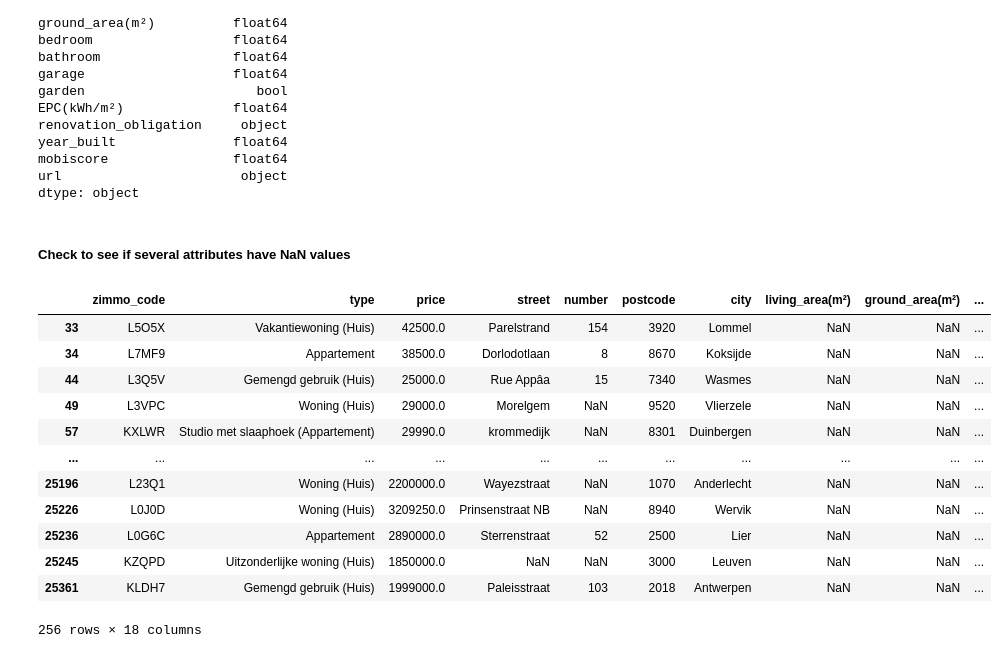
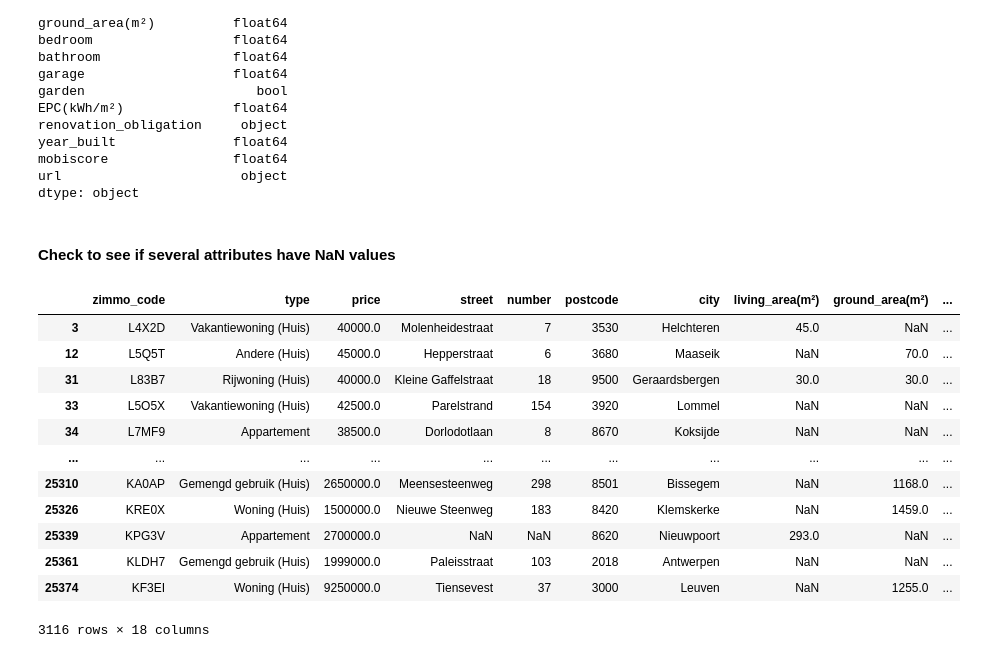
Before and after one commit to hermstefanny/immo-eliza-analysis, a Jupyter notebook: cleaning_notebook.ipynb, the cells around one changed output. Drawn from its saved outputs; the diff is of its cells as text; code cells hidden in the pictures.

Commit message:
Last columns analysis

```diff
--- a/cleaning_notebook.ipynb
+++ b/cleaning_notebook.ipynb
@@ -242,20 +261,21 @@ mobiscore                float64
 url                       object
 dtype: object
 # %% [markdown]
-##### Check to see if several attributes have NaN values
+#### Check to see if several attributes have NaN values
 # %%
-raw_df[raw_df[['bedroom', 'bathroom', 'living_area(m²)', 'ground_area(m²)']].isna().all(axis=1)]
+## Drop these records
+raw_df[raw_df[['bedroom']].isna().all(axis=1)]
 # %% [output]
 |  | zimmo_code | type | price | street | number | postcode | city | living_area(m²) | ground_area(m²) | ... |
+| 3 | L4X2D | Vakantiewoning (Huis) | 40000.0 | Molenheidestraat | 7 | 3530 | Helchteren | 45.0 | NaN | ... |
+| 12 | L5Q5T | Andere (Huis) | 45000.0 | Hepperstraat | 6 | 3680 | Maaseik | NaN | 70.0 | ... |
+| 31 | L83B7 | Rijwoning (Huis) | 40000.0 | Kleine Gaffelstraat | 18 | 9500 | Geraardsbergen | 30.0 | 30.0 | ... |
 | 33 | L5O5X | Vakantiewoning (Huis) | 42500.0 | Parelstrand | 154 | 3920 | Lommel | NaN | NaN | ... |
 | 34 | L7MF9 | Appartement | 38500.0 | Dorlodotlaan | 8 | 8670 | Koksijde | NaN | NaN | ... |
-| 44 | L3Q5V | Gemengd gebruik (Huis) | 25000.0 | Rue Appâa | 15 | 7340 | Wasmes | NaN | NaN | ... |
-| 49 | L3VPC | Woning (Huis) | 29000.0 | Morelgem | NaN | 9520 | Vlierzele | NaN | NaN | ... |
-| 57 | KXLWR | Studio met slaaphoek (Appartement) | 29990.0 | krommedijk | NaN | 8301 | Duinbergen | NaN | NaN | ... |
 | ... | ... | ... | ... | ... | ... | ... | ... | ... | ... | ... |
-| 25196 | L23Q1 | Woning (Huis) | 2200000.0 | Wayezstraat | NaN | 1070 | Anderlecht | NaN | NaN | ... |
-| 25226 | L0J0D | Woning (Huis) | 3209250.0 | Prinsenstraat NB | NaN | 8940 | Wervik | NaN | NaN | ... |
-| 25236 | L0G6C | Appartement | 2890000.0 | Sterrenstraat | 52 | 2500 | Lier | NaN | NaN | ... |
-| 25245 | KZQPD | Uitzonderlijke woning (Huis) | 1850000.0 | NaN | NaN | 3000 | Leuven | NaN | NaN | ... |
+| 25310 | KA0AP | Gemengd gebruik (Huis) | 2650000.0 | Meensesteenweg | 298 | 8501 | Bissegem | NaN | 1168.0 | ... |
+| 25326 | KRE0X | Woning (Huis) | 1500000.0 | Nieuwe Steenweg | 183 | 8420 | Klemskerke | NaN | 1459.0 | ... |
+| 25339 | KPG3V | Appartement | 2700000.0 | NaN | NaN | 8620 | Nieuwpoort | 293.0 | NaN | ... |
 | 25361 | KLDH7 | Gemengd gebruik (Huis) | 1999000.0 | Paleisstraat | 103 | 2018 | Antwerpen | NaN | NaN | ... |
+| 25374 | KF3EI | Woning (Huis) | 9250000.0 | Tiensevest | 37 | 3000 | Leuven | NaN | 1255.0 | ... |
-256 rows × 18 columns
+3116 rows × 18 columns
```
Also changed, not shown: parts of 27 cells of this notebook.
